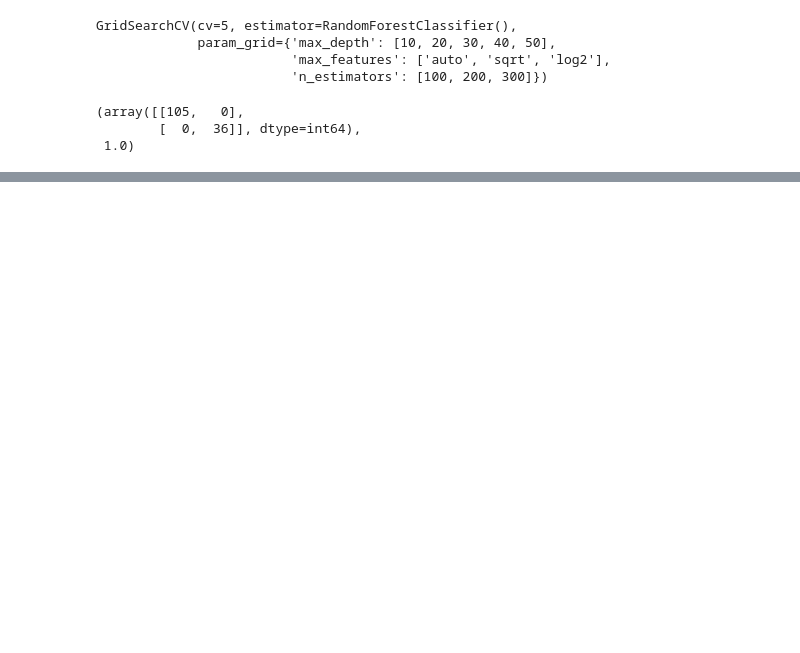
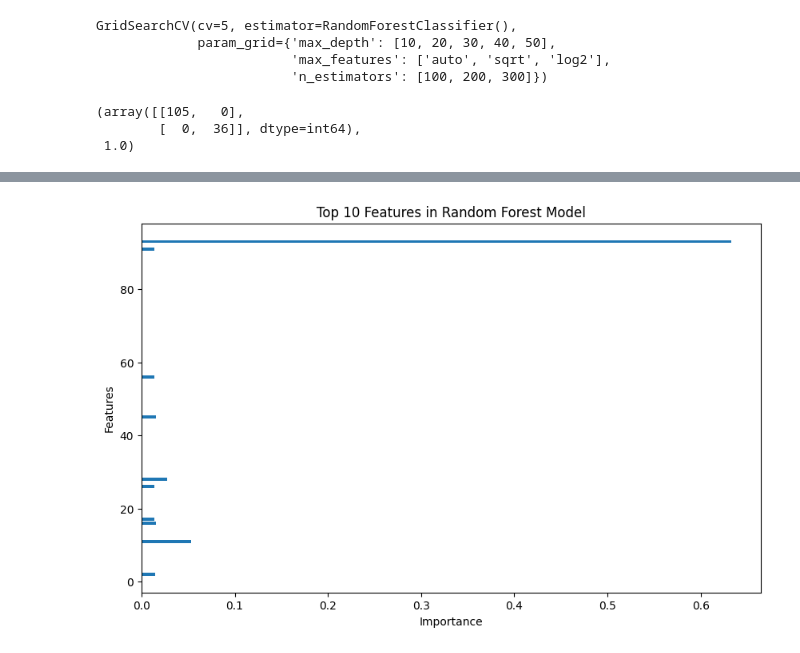
Before and after one commit to Sujan-Bhattarai12/autism_screening, a Jupyter notebook: analysis.ipynb, the cells around one changed output, grey strips where cells are left out. Cells and saved outputs as stored; diff of their text form; code cells hidden in the pictures; blank space fills up the shorter version.

```diff
--- a/analysis.ipynb
+++ b/analysis.ipynb
@@ -262,0 +262,9 @@ Let's reduce the
+# %%
+#plot importance of features in the random forest model
+feature_importances = grid_search.best_estimator_.feature_importances_
+feature_importances_df = pd.DataFrame(feature_importances, index=X.columns,
+                                      columns=["importance"]).sort_values("importance", ascending=False)
+
+#filter the top 10 features
+top_10_features = feature_importances_df.head(10).sort_values("importance", ascending=True)
+top_10_features
@@ -262,0 +283,11 @@ Let's reduce the
+# %%
+
+#plot the top 10 features in hotizontal bar plot
+plt.figure(figsize=(10, 6))
+plt.barh(top_10_features.index, top_10_features["importance"])
+plt.xlabel("Importance")
+plt.ylabel("Features")
+plt.title("Top 10 Features in Random Forest Model")
+plt.show()
+# %% [output]
+[figure, added]
```
Also changed, not shown: parts of 16 cells of this notebook.
